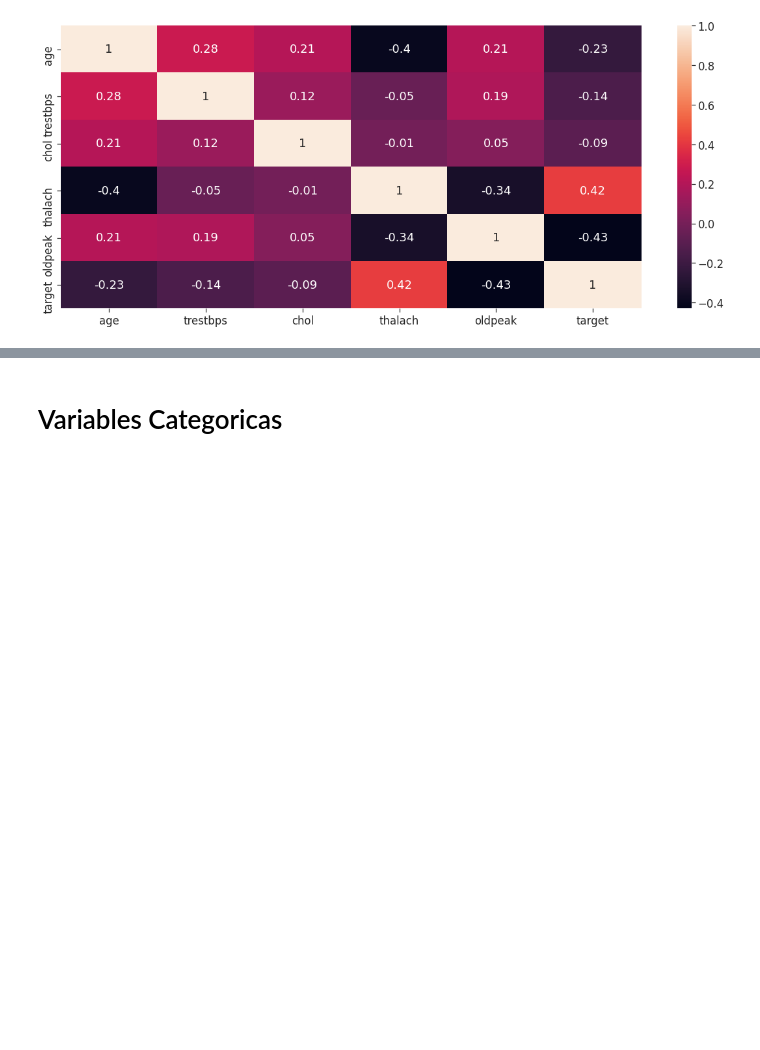
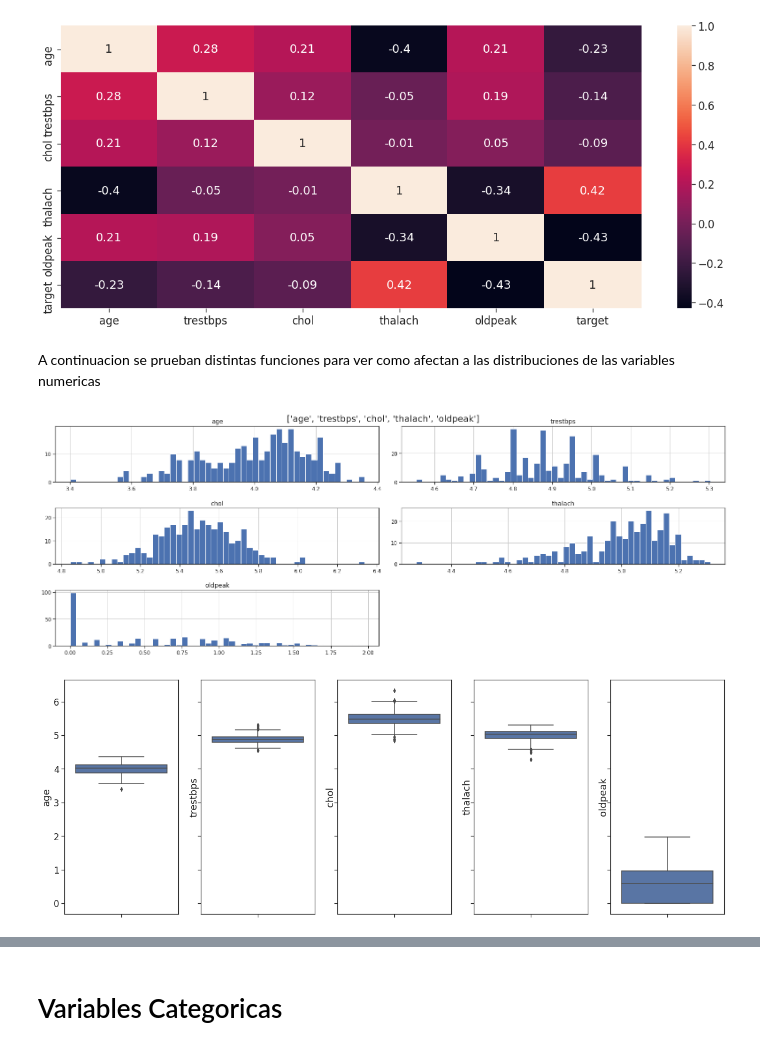
Before and after one commit to AguAcerbo/Carrera-de-Especializacion-en-IA, a Jupyter notebook: B3-Machine_Learning/Clase_5/Clase5_AprendizajeMaquina.ipynb, the cells around one changed output, grey strips where cells are left out. Drawn from its saved outputs; the diff is of its cells as text; code cells hidden in the pictures; blank space fills up the shorter version.

```diff
--- a/B3-Machine_Learning/Clase_5/Clase5_AprendizajeMaquina.ipynb
+++ b/B3-Machine_Learning/Clase_5/Clase5_AprendizajeMaquina.ipynb
@@ -218,3 +218,12 @@ fig,axes = plt.subplots(1,1,figsize=(20,8))
 sns.heatmap(data=correlation_matrix, annot=True,ax=axes);
 # %% [output]
 [figure]
+# %% [markdown]
+A continuacion se prueban distintas funciones para ver como afectan a las distribuciones de las variables numericas
+# %%
+transoform1 = np.log(ds[numericas]+1)
+show_histogram(transoform1, numericas)
+show_boxplot(transoform1, numericas)
+# %% [output]
+[figure, added]
+[figure, added]
```
Also changed, not shown: parts of 23 cells of this notebook.
